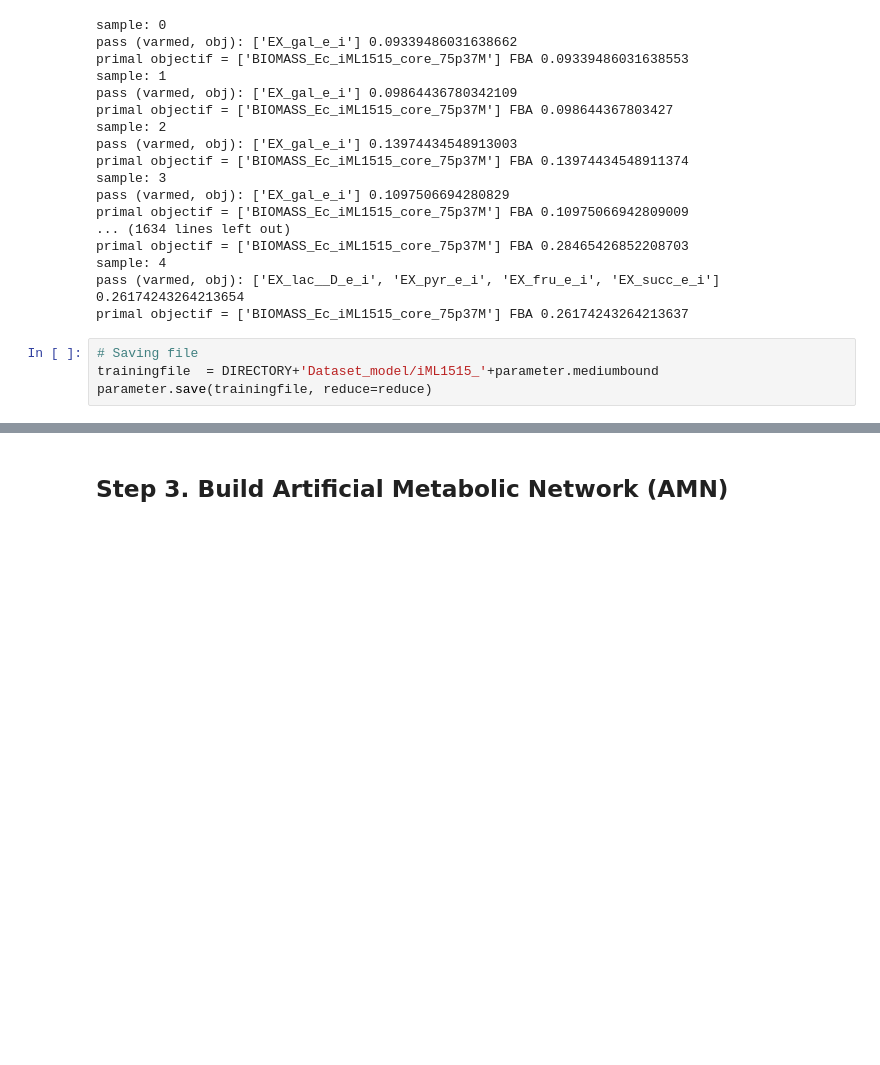
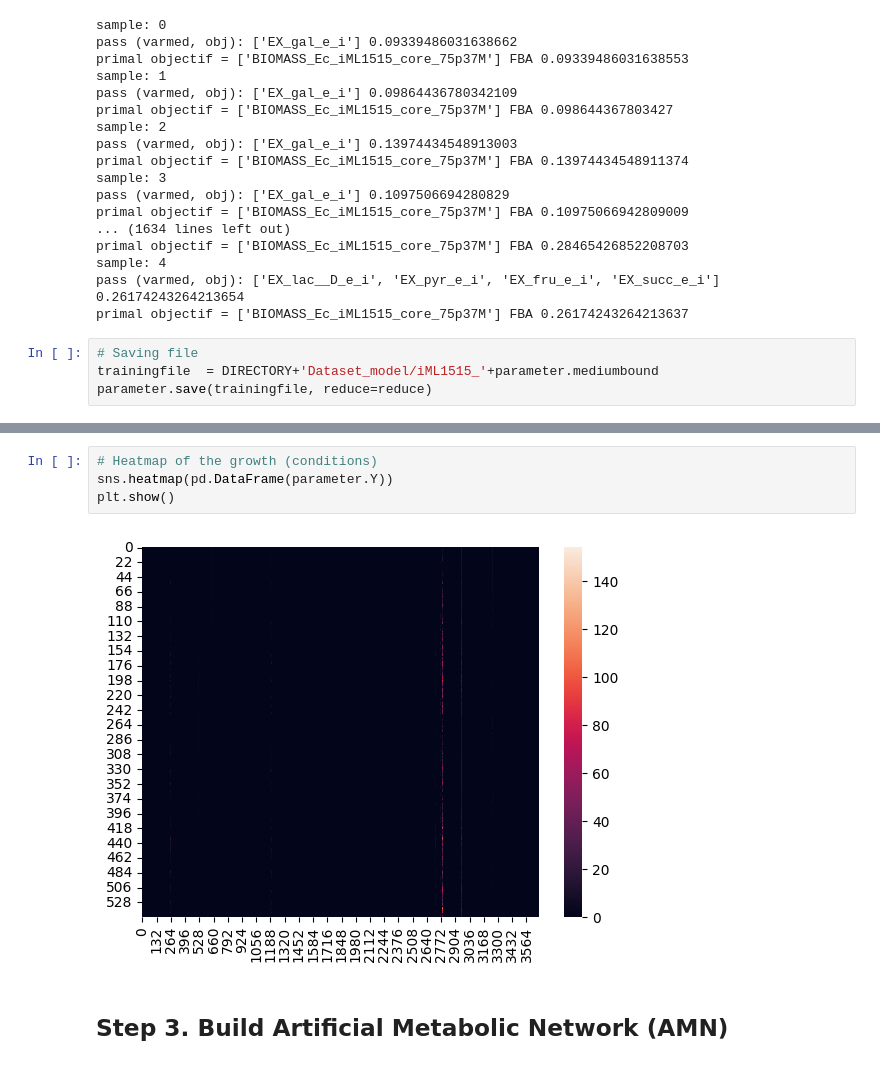
Before and after one commit to lyach/amn_release, a Jupyter notebook: Tutorial_Cmed.ipynb, the cells around one changed output, grey strips where cells are left out. Cells and saved outputs as stored; diff of their text form; blank space fills up the shorter version.

```diff
--- a/Tutorial_Cmed.ipynb
+++ b/Tutorial_Cmed.ipynb
@@ -272,3 +393,9 @@ c vector (3682,)
+# %%
+# Heatmap of the growth (conditions)
+sns.heatmap(pd.DataFrame(parameter.Y))
+plt.show()
+# %% [output]
+[figure, added]
 # %% [markdown]
 ## Step 3. Build Artificial Metabolic Network (AMN)
 # %% [markdown]
```
Also changed, not shown: parts of 18 cells of this notebook, 3 other files.
